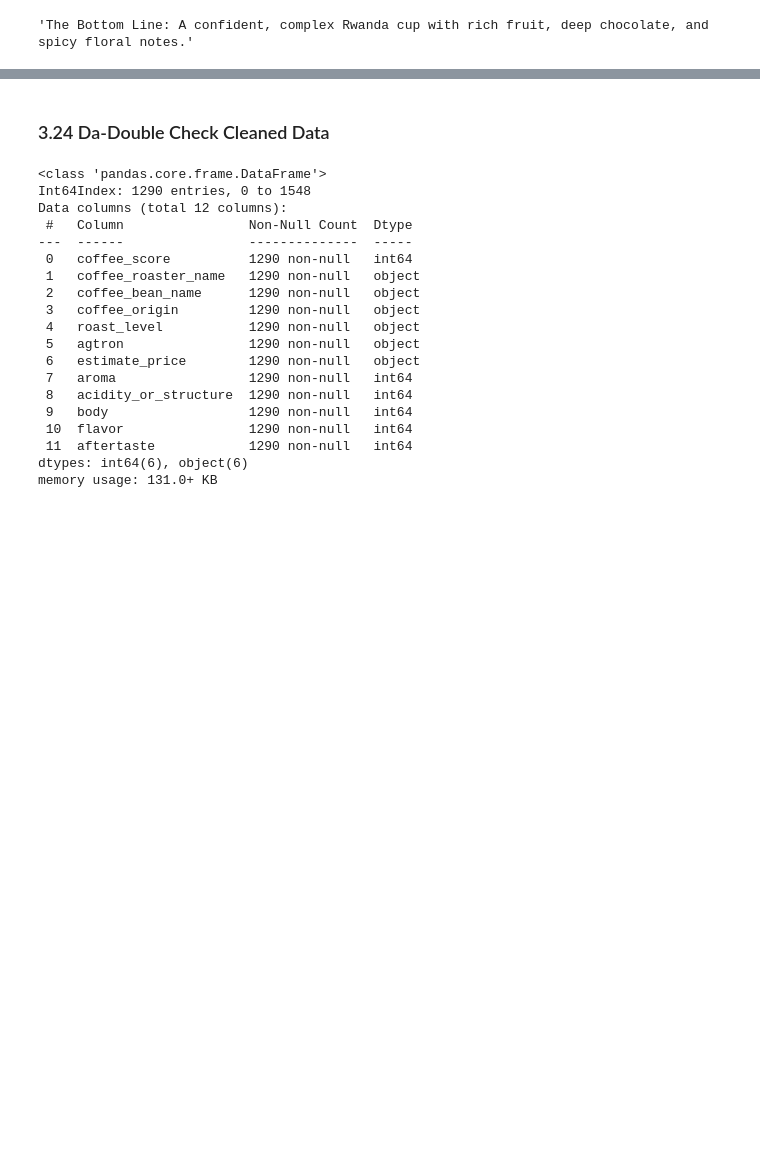
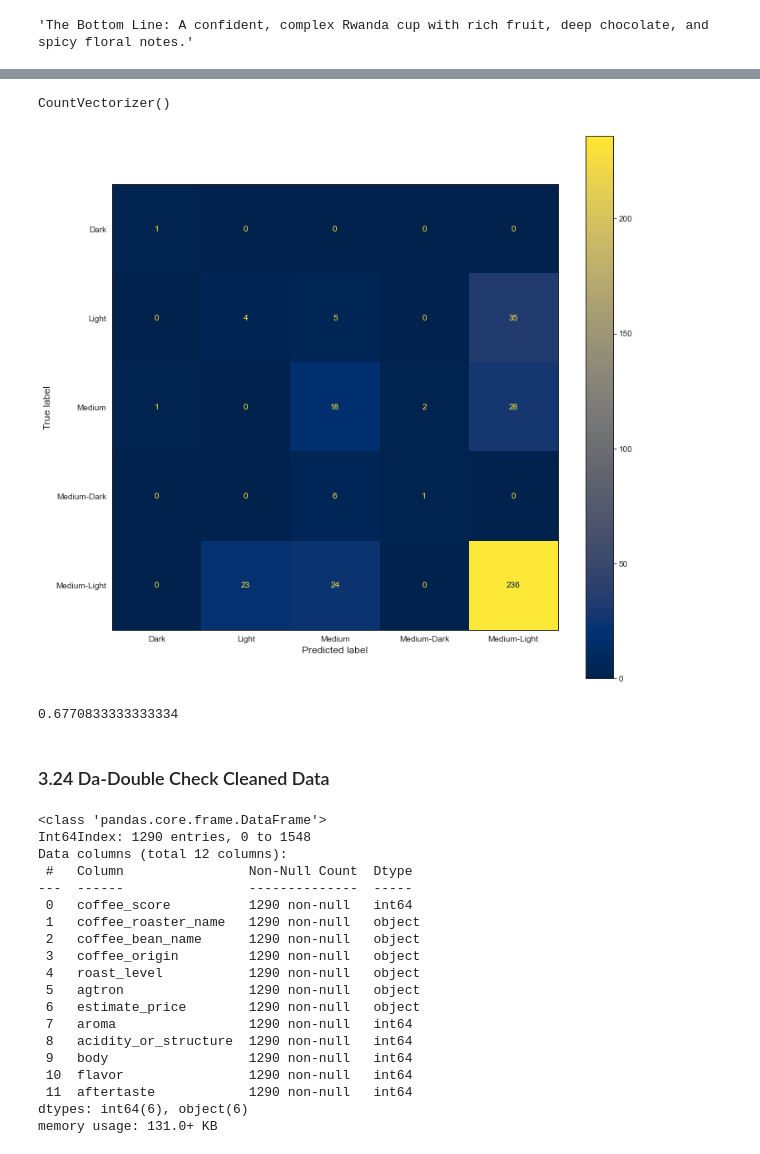
Before and after one commit to nkbuddy/capstone-coffee-recommendation-system, a Jupyter notebook: coffee_recommendation.ipynb, the cells around one changed output, grey strips where cells are left out. Saved outputs shown, nothing was run; the diff lists cells and outputs as text; code cells hidden in the pictures; blank space fills up the shorter version.

```diff
--- a/coffee_recommendation.ipynb
+++ b/coffee_recommendation.ipynb
@@ -477,0 +747,9 @@ Target = ['coffee_score']
+# %%
+from sklearn.model_selection import train_test_split
+
+# Convert token lists to strings
+cleaned_df["joined_preprocessed_bottom_line"] = cleaned_df["preprocessed_bottom_line"].str.join(" ")
+
+# Create train test split
+X_train, X_test, y_train, y_test = train_test_split(
+    cleaned_df["joined_preprocessed_blind_assessment"], cleaned_df.roast_level, test_size=0.3, random_state=2021)
@@ -478,3 +762,37 @@ Target = ['coffee_score']
+# %%
+# Import the CountVectorizer object from sklearn
+from sklearn.feature_extraction.text import CountVectorizer
+# your code here
+
+# Create a `vectorizer` instance
+# your code here
+vectorizer = CountVectorizer()
+
+# Fit the vectorizer to the training data
+# your code here
+vectorizer.fit(X_train,y_train)
+# %% [output]
+CountVectorizer()
+# %%
+X_train_vectorized = vectorizer.transform(X_train)
+X_test_vectorized = vectorizer.transform(X_test)
+# Import DecisionTreeClassifier
+from sklearn.tree import DecisionTreeClassifier
+
+# Initialize `dt`
+dt = DecisionTreeClassifier()
+
+# Fit the model to the training data
+dt.fit(X_train_vectorized,y_train)
+from sklearn.metrics import plot_confusion_matrix
+fig, ax = plt.subplots(figsize=(12,12))
+plot_confusion_matrix(dt, X_test_vectorized, y_test, ax=ax, cmap="cividis");
+# %% [output]
+[figure, added]
+# %%
+dt.score(X_test_vectorized, y_test)
+# %% [output]
+0.6770833333333334
 # %% [markdown]
 ### 3.24 Da-Double Check Cleaned Data <a class="anchor" id="Da-Double-Check-Cleaned-Data"></a>
 # %%
```
Also changed, not shown: parts of 29 cells of this notebook.
